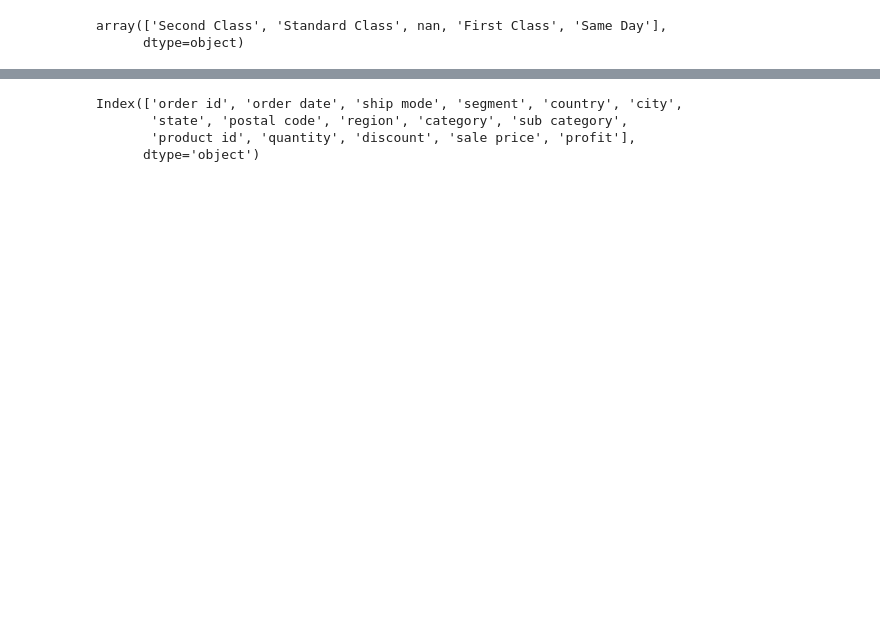
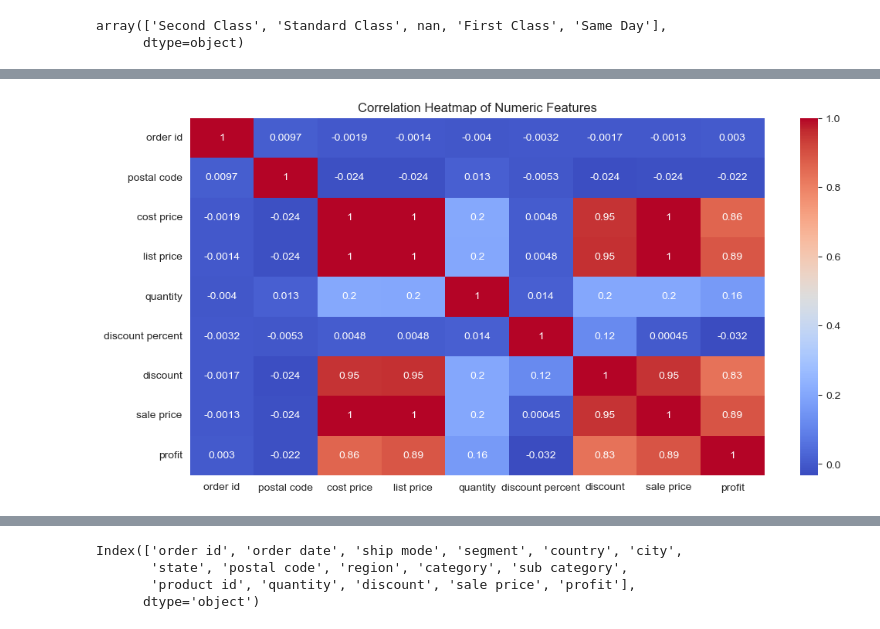
Before and after one commit to Manavkhandelwal401/Retail-Business-Data-Quality-Analytics, a Jupyter notebook: Order Data Analysis.ipynb, the cells around one changed output, grey strips where cells are left out. Drawn from its saved outputs; the diff is of its cells as text; code cells hidden in the pictures; blank space fills up the shorter version.

```diff
--- a/Order Data Analysis.ipynb
+++ b/Order Data Analysis.ipynb
@@ -16,0 +45,11 @@ array(['Second Class', 'Standard Class', nan, 'First Class', 'Same Day'],
+# %%
+#Import additional libraries for analysis and visualization
+import numpy as np
+import matplotlib.pyplot as plt
+import seaborn as sns
+
+#Configure display and plotting settings
+pd.set_option('display.max_columns', None)
+pd.set_option('display.max_rows', 100)
+sns.set_style("whitegrid")
+plt.rcParams['figure.figsize'] = (12, 6)
@@ -76,3 +116,16 @@ retail_df.head()
 | 2 | 3 | 2023-01-10 | Second Class | Corporate | United States | Los Angeles | California | 90036 | West | Office Supplies | ... |
 | 3 | 4 | 2022-06-18 | Standard Class | Consumer | United States | Fort Lauderdale | Florida | 33311 | South | Furniture | ... |
 | 4 | 5 | 2022-07-13 | Standard Class | Consumer | United States | Fort Lauderdale | Florida | 33311 | South | Office Supplies | ... |
+# %%
+#Data type validation and correction
+print("Current Data Types:")
+print(retail_df.dtypes)
+
+#Ensure numeric columns are properly typed
+numeric_cols = ['sales', 'quantity', 'discount', 'sale price', 'profit', 'cost price']
+for col in numeric_cols:
+    if col in retail_df.columns:
+        retail_df[col] = pd.to_numeric(retail_df[col], errors='coerce')
+
+print("\nData types after validation:")
+print(retail_df.dtypes)
@@ -78,0 +150,11 @@ retail_df.head()
+# %%
+#Check for duplicate records
+duplicates = retail_df.duplicated().sum()
+print(f"Number of duplicate records: {duplicates}")
+
+if duplicates > 0:
+    print(f"Removing {duplicates} duplicate records...")
+    retail_df.drop_duplicates(inplace=True)
+    print(f"Dataset shape after removing duplicates: {retail_df.shape}")
+else:
+    print("No duplicates found!")
@@ -90,3 +198,13 @@ retail_df.describe()
 | 75% | 7495.750000 | 2023-07-03 00:00:00 | 90008.000000 | 180.000000 | 210.000000 | 5.000000 | 4.000000 | 7.000000 | ... |
 | max | 9994.000000 | 2023-12-31 00:00:00 | 99301.000000 | 18110.000000 | 22640.000000 | 14.000000 | 5.000000 | 905.600000 | ... |
 | std | 2885.163629 | NaN | 32063.693350 | 537.743203 | 623.245839 | 2.225110 | 1.114211 | 22.978004 | ... |
+# %%
+#Correlation heatmap of numeric columns
+numeric_df = retail_df.select_dtypes(include=[np.number])
+correlation_matrix = numeric_df.corr()
+
+sns.heatmap(correlation_matrix, annot=True, cmap='coolwarm')
+plt.title('Correlation Heatmap of Numeric Features')
+plt.show()
+# %% [output]
+[figure, added]
```
Also changed, not shown: parts of 18 cells of this notebook.
